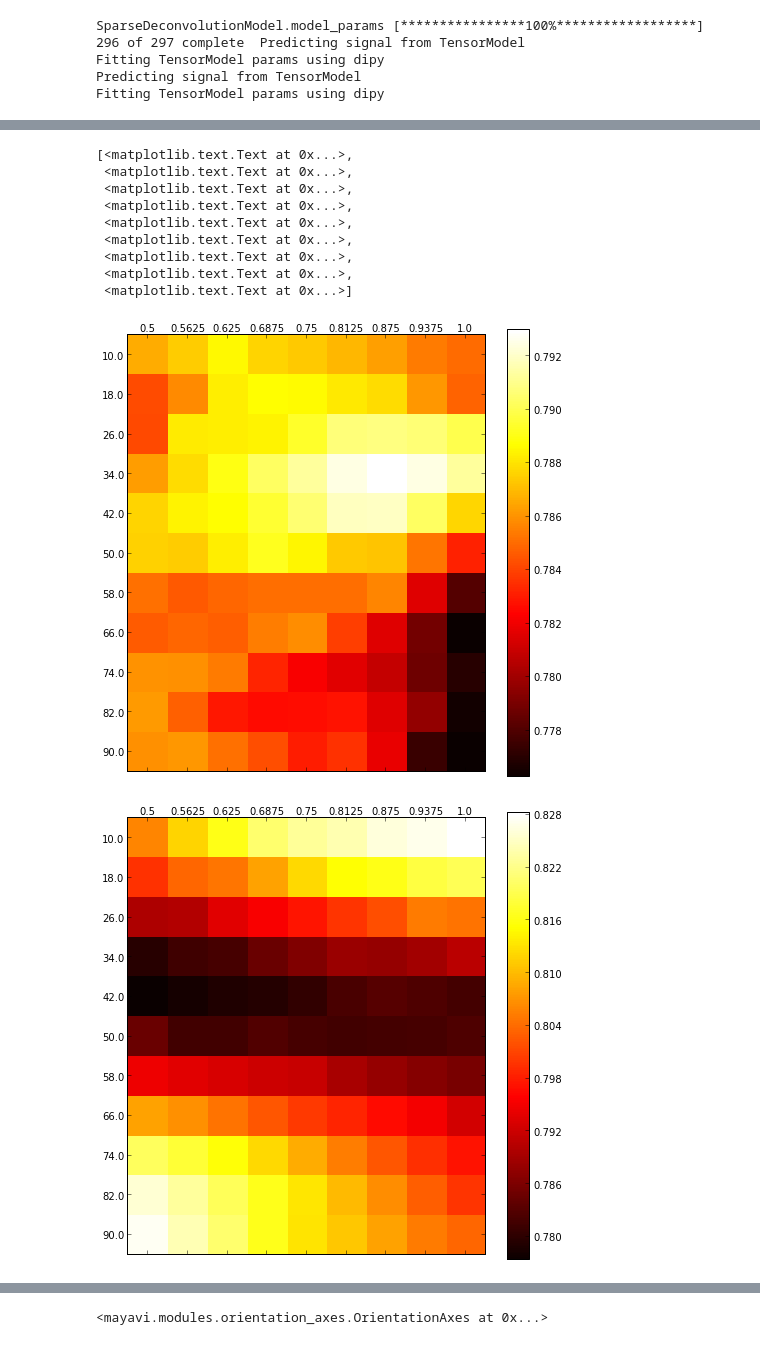
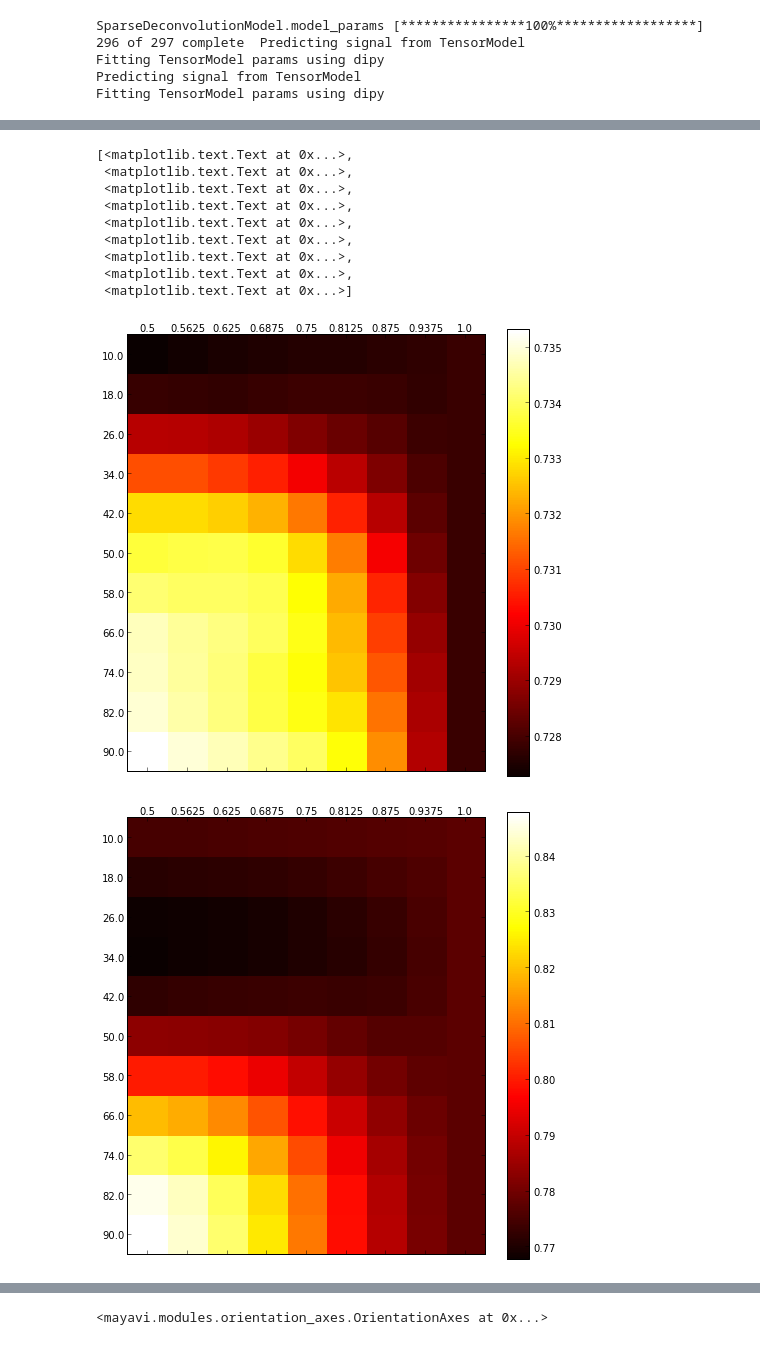
Before and after one commit to arokem/osmosis, a Jupyter notebook: osmosis/ipynb/Simulations2.ipynb, the cells around one changed output, grey strips where cells are left out. Saved outputs shown, nothing was run; the diff lists cells and outputs as text; code cells hidden in the pictures.

```diff
--- a/osmosis/ipynb/Simulations2.ipynb
+++ b/osmosis/ipynb/Simulations2.ipynb
@@ -21,7 +21,7 @@ import osmosis.io as oio
 oio.data_path = '/home/arokem/data/osmosis/'
 # %%
 n_sims = 100
-bval = 4000
+bval = 3000
 subject = 'FP'
 if bval in [1000,2000,4000]:
     data1, data2 =  oio.get_dwi_data(bval, subject)
@@ -35,4 +35,5 @@ else:
 
 b_idx = np.where(bvals>0)[0]
 mask = oio.get_wm_mask(oio.data_path + '/%s/%s_wm_mask.nii.gz'%(subject, subject), resample=data1[0])
+#mask = oio.get_wm_mask(oio.data_path + '/%s/tensor_sucks.nii.gz'%(subject), resample=data1[0])
 # %%
@@ -87,7 +96,8 @@ tensor_pdd_angs = np.zeros(vol.shape[:3] + (n_sims,))
 between_pdd_angs = np.zeros(vol.shape[:3] + (n_sims,))
 rrmse_sfm = np.zeros(vol.shape[:3] + (n_sims,))
 rrmse_dt = np.zeros(vol.shape[:3] + (n_sims,))
-
+sfm_fvf = np.zeros(vol.shape[:3] + (n_sims,))
+dt_fa = np.zeros(vol.shape[:3] + (n_sims,))
 
 alpha = 0.0005
 l1_ratio = 0.6
@@ -124,22 +134,23 @@ for sim_idx in xrange(n_sims):
                                         bvecs,
                                         bvals,
                                         solver_params=solver_params,
-                                        axial_diffusivity=1.5,
-                                        radial_diffusivity=0.5,
+                                        axial_diffusivity=1.8,
+                                        radial_diffusivity=0.2,
                                         params_file = 'temp')
 
     SFM2 = ssd.SparseDeconvolutionModel(vol_noise2,
                                         bvecs,
                                         bvals,
                                         solver_params=solver_params,
-                                        axial_diffusivity=1.5,
-                                        radial_diffusivity=0.5,
+                                        axial_diffusivity=1.8,
+                                        radial_diffusivity=0.2,
                                         params_file = 'temp')
 
 
     rrmse_sfm[..., sim_idx] = oza.cross_predict(SFM1, SFM2)
     rrmse_dt[..., sim_idx] = oza.cross_predict(TM1, TM2)
-
+    sfm_fvf[..., sim_idx] = np.sum(SFM2.model_params,-1)
+    dt_fa[..., sim_idx] = TM1.fractional_anisotropy
 
     for i, angle in enumerate(angles):
         for j, w in enumerate(weights):
@@ -257,8 +252,8 @@ median_dt = np.zeros(tensor_pdd_angs.shape[:2])
 for i, angle in enumerate(angles):
     for j, w in enumerate(weights):
         for k, sph in enumerate(sphere):
-            median_sfm[i,j] = np.median(rrmse_sfm[i,j,k,:])
-            median_dt[i,j] = np.median(rrmse_dt[i,j,k,:])
+            median_sfm[i,j] = np.mean(rrmse_sfm[i,j,k,:])
+            median_dt[i,j] = np.mean(rrmse_dt[i,j,k,:])
 
 
 fig, ax = plt.subplots(1)
@@ -277,32 +272,33 @@ fig.colorbar(im)
 fig.set_size_inches([8,8])
 ax.set_yticks(range(len(angles)))
 ax.set_yticklabels([str(x) for x in angles])
 ax.set_xticks(range(len(weights)))
 ax.set_xticklabels([str(x) for x in weights])
 
 
 fig, ax = plt.subplots(1)
 diff = median_dt-median_sfm
 max_diff = np.abs(np.max(diff))
 min_diff = np.abs(np.min(diff))
 vbound = np.max([max_diff, min_diff])
 
 im = ax.matshow(median_dt-median_sfm, vmax=vbound, vmin=-vbound)
 fig.colorbar(im)
 fig.set_size_inches([8,8])
 ax.set_yticks(range(len(angles)))
 ax.set_yticklabels([str(x) for x in angles])
 ax.set_xticks(range(len(weights)))
 ax.set_xticklabels([str(x) for x in weights])
+#median_sfm, median_dt
 # %% [output]
 [<matplotlib.text.Text at 0x...>,
  <matplotlib.text.Text at 0x...>,
  <matplotlib.text.Text at 0x...>,
  <matplotlib.text.Text at 0x...>,
  <matplotlib.text.Text at 0x...>,
  <matplotlib.text.Text at 0x...>,
  <matplotlib.text.Text at 0x...>,
  <matplotlib.text.Text at 0x...>,
  <matplotlib.text.Text at 0x...>]
-[figure, old version]
+[figure, new version]
-[figure, old version]
+[figure, new version]
```
Also changed, not shown: parts of 25 cells of this notebook.
